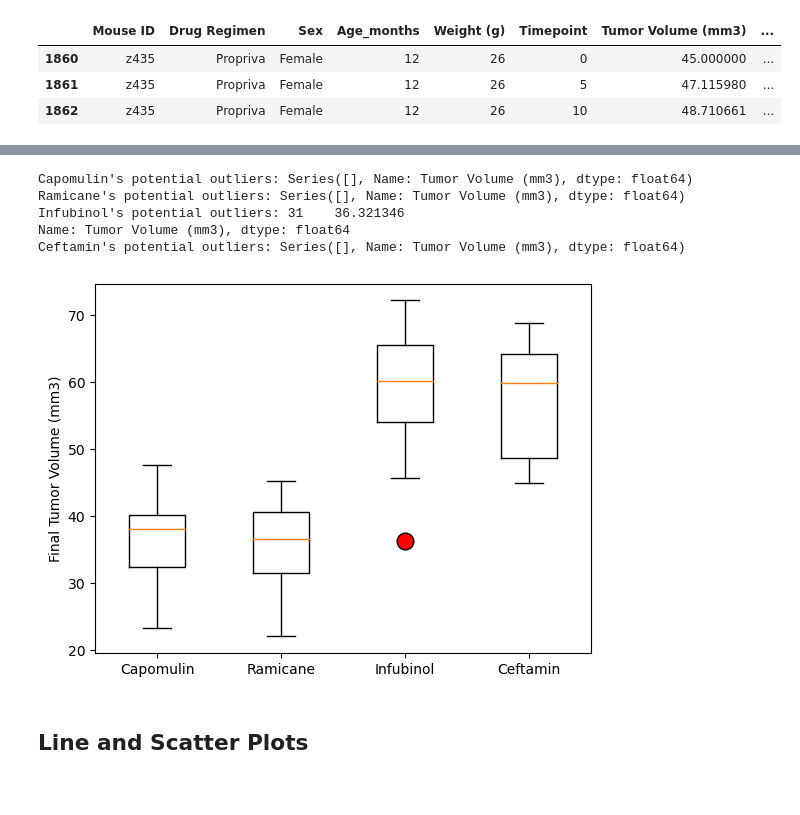
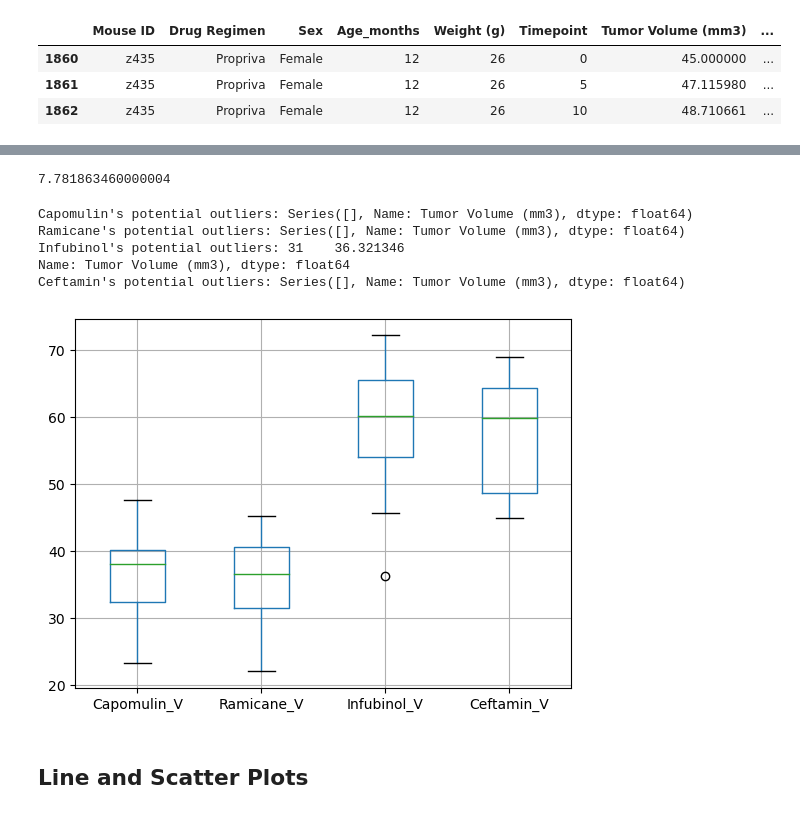
Before and after one commit to Sager9/5-Matlib, a Jupyter notebook: Pymaceuticals/pymaceuticals_starter.ipynb, the cells around one changed output, grey strips where cells are left out. Saved outputs shown, nothing was run; the diff lists cells and outputs as text; code cells hidden in the pictures.

```diff
--- a/Pymaceuticals/pymaceuticals_starter.ipynb
+++ b/Pymaceuticals/pymaceuticals_starter.ipynb
@@ -261,3 +263,8 @@ Capomulin_V = Capomulin['Tumor Volume (mm3)']
 Ramicane_V = Ramicane['Tumor Volume (mm3)']
 Infubinol_V = Infubinol['Tumor Volume (mm3)']
 Ceftamin_V = Ceftamin['Tumor Volume (mm3)']
+
+Capomulin_R = Capomulin_V.reset_index(drop=True)
+Ramicane_R = Ramicane_V.reset_index(drop=True)
+Infubinol_R = Infubinol_V.reset_index(drop=True)
+Ceftamin_R = Ceftamin_V.reset_index(drop=True)
@@ -263,0 +291,3 @@ Ceftamin_V = Ceftamin['Tumor Volume (mm3)']
+# %%
+Tumor_size = pd.DataFrame({"Capomulin_V":Capomulin_R, 'Ramicane_V':Ramicane_R, 'Infubinol_V':Infubinol_R, 'Ceftamin_V':Ceftamin_R})
+Tumor_size
@@ -264,3 +312,9 @@ Ceftamin_V = Ceftamin['Tumor Volume (mm3)']
+# %%
+quartiles = Capomulin_V.quantile([0.25, 0.75])
+iqr = quartiles[0.75] - quartiles[0.25]
+print(iqr)
+# %% [output]
+7.781863460000004
 # %%
 # Put treatments into a list for for loop (and later for plot labels)
 
@@ -286,7 +340,8 @@ Name: Tumor Volume (mm3), dtype: float64
 Ceftamin's potential outliers: Series([], Name: Tumor Volume (mm3), dtype: float64)
 # %%
 # Generate a box plot that shows the distrubution of the tumor volume for each treatment group.
+boxplot = Tumor_size.boxplot()
 # %% [output]
-[figure, old version]
+[figure, new version]
 # %% [markdown]
 ## Line and Scatter Plots
```
Also changed, not shown: parts of 12 cells of this notebook, 1 other file.
